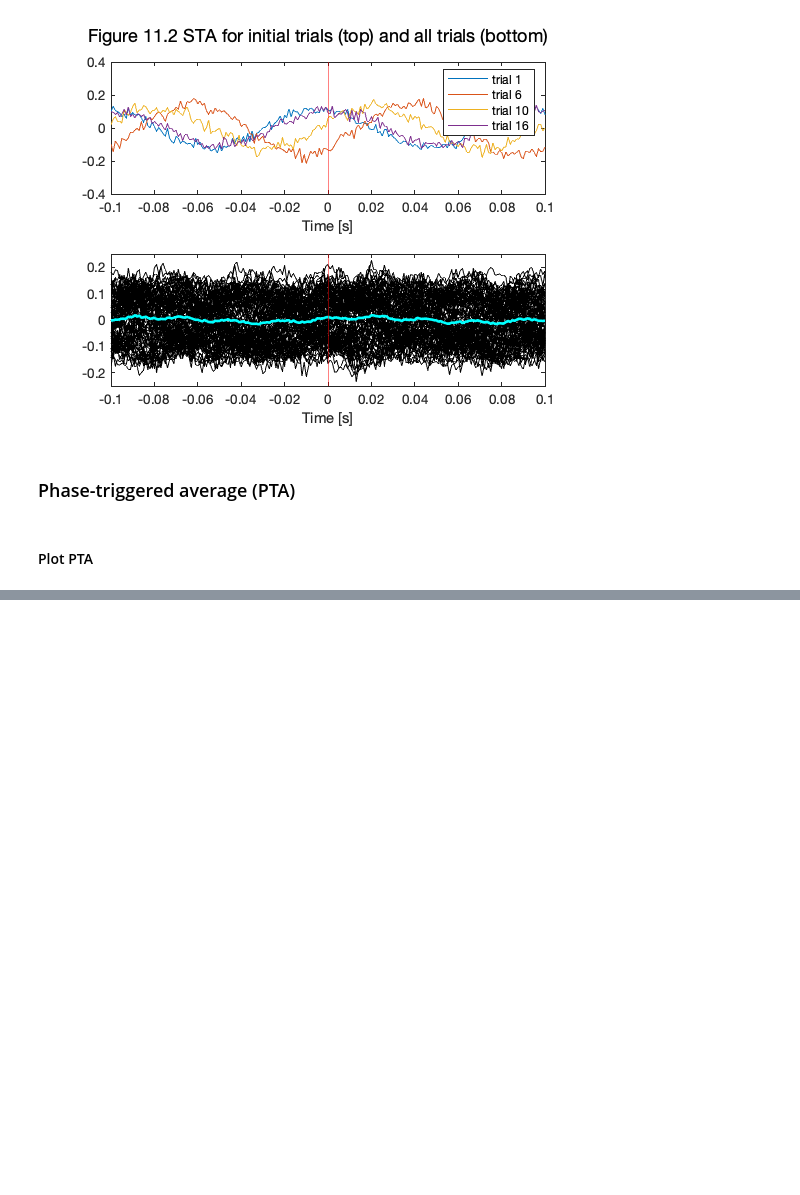
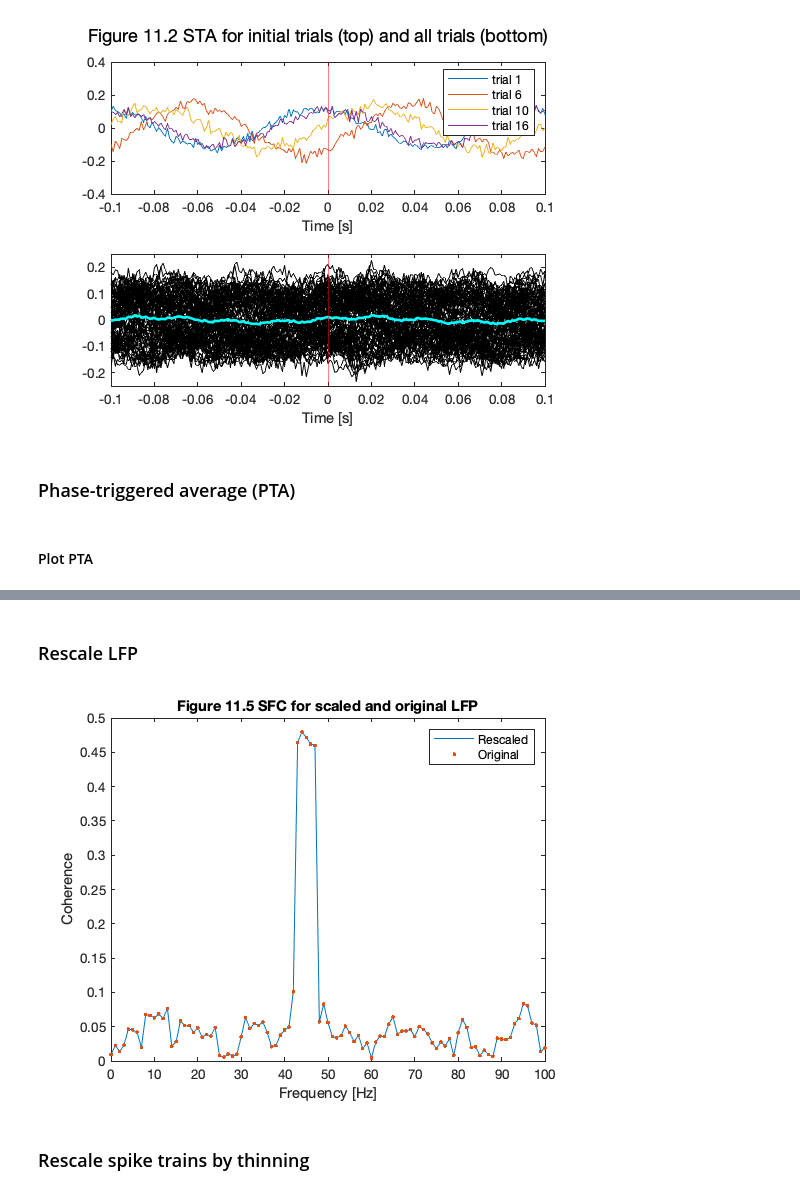
Before and after one commit to jiecui/Case-Studies-Kramer-Eden, a Jupyter notebook: Chapter11/Chapter_11.ipynb, the cells around one changed output, grey strips where cells are left out. Drawn from its saved outputs; the diff is of its cells as text; code cells hidden in the pictures; blank space fills up the shorter version.

```diff
--- a/Chapter11/Chapter_11.ipynb
+++ b/Chapter11/Chapter_11.ipynb
@@ -110,0 +102,14 @@ title('Figure 11.3 FTA for LFP')
+# %%
+dt = t(2) - t(1);
+Fs = 1 / dt;
+TW = 3;
+ntapers = 2 * TW - 1;
+
+% set the parameters of the MTM
+params.Fs = Fs;
+params.tapers = [TW, ntapers];
+params.pad = -1;
+params.trialave = 1;
+
+% compute the MTM cohernence
+[C, ~, ~, Syy, Snn, f] = coherencycpb(y.', n.', params);
@@ -110,0 +151,18 @@ title('Figure 11.3 FTA for LFP')
+# %% [markdown]
+### Rescale LFP
+# %%
+y_rs = .1 * y;
+C_rs = coherencycpb(y_rs.', n.', params);
+
+figure
+plot(f, C_rs, f, C, '.')
+legend({'Rescaled', 'Original'})
+xlim([0, 100])
+ylim([0 .5])
+xlabel('Frequency [Hz]')
+ylabel('Coherence')
+title('Figure 11.5 SFC for scaled and original LFP')
+# %% [output]
+[figure, added]
+# %% [markdown]
+### Rescale spike trains by thinning
```
Also changed, not shown: parts of 22 cells of this notebook, 3 other files.
